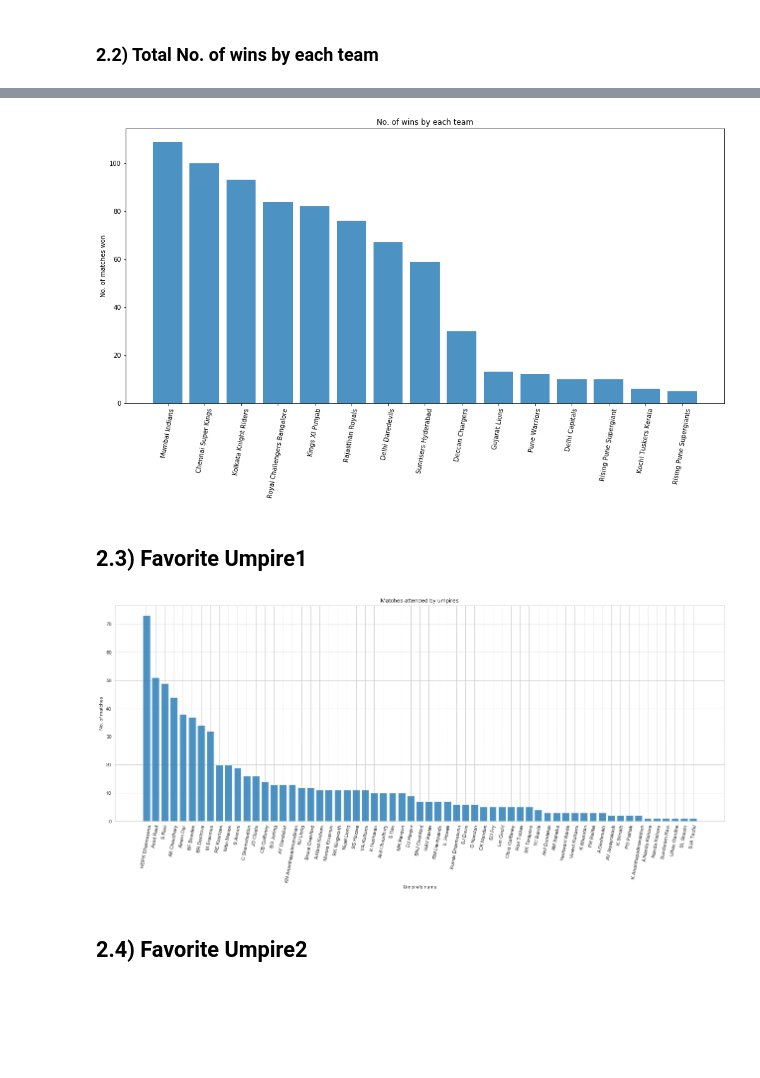
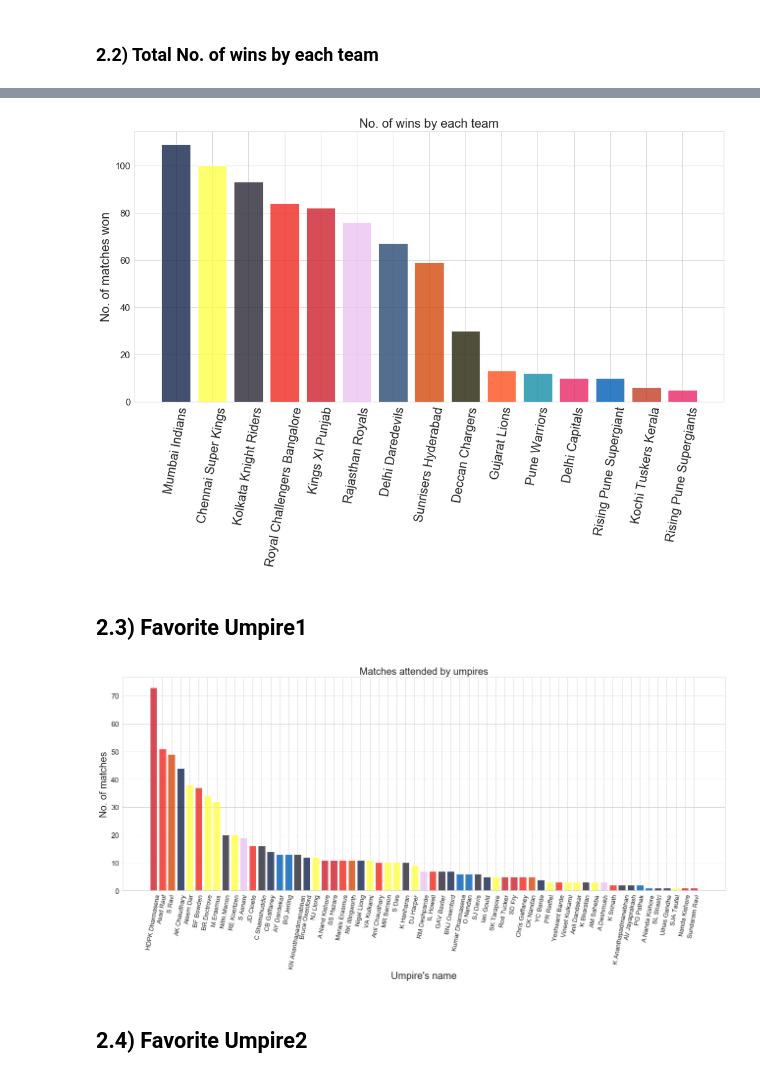
Before and after one commit to AmanAswal/Data-Analysis, a Jupyter notebook: IPL/main.ipynb, the cells around one changed output, grey strips where cells are left out. Cells and saved outputs as stored; diff of their text form; code cells hidden in the pictures; blank space fills up the shorter version.

```diff
--- a/IPL/main.ipynb
+++ b/IPL/main.ipynb
@@ -5,6 +5,8 @@ import matplotlib.pyplot as plt
 import seaborn as sns
 %matplotlib inline
 
+sns.set_style('whitegrid')
+
 import missingno as msno
 # %%
 df = pd.read_csv('matches.csv', index_col='date', parse_dates=['date'])
@@ -59,0 +89,3 @@ plt.show()
+# %%
+df.loc[df['team1'] ==  'Rising Pune Supergiants', 'team1'] = 'Rising Pune Supergiant'
+df.loc[df['team2'] ==  'Rising Pune Supergiants','team2'] = 'Rising Pune Supergiant'
@@ -59,0 +106,2 @@ plt.show()
+# %%
+df.loc[df['city']=='Bengaluru', 'city']='Bangalore'
@@ -97,13 +145,16 @@ wins
 # %%
 plt.figure(figsize=(17,8))
-plt.bar(wins['name'], wins['winner'], alpha=0.8)
-plt.xticks(rotation=80)
-plt.title('No. of wins by each team')
-plt.ylabel('No. of matches won')
-plt.xlabel(None)
+plt.bar(wins['name'], wins['winner'], color=['#15244C','#FFFF48','#292734','#EF2920','#CD202D','#ECC5F2',
+               '#294A73','#D4480B','#242307','#FD511F','#158EA6','#E82865',
+               '#005DB7','#C23E25','#E82865']  ,alpha=0.8)
+plt.xticks(rotation=80,  fontsize=20)
+plt.title('No. of wins by each team', fontsize=20)
+plt.ylabel('No. of matches won', fontsize=20)
+plt.xlabel('')
+plt.yticks(fontsize=15)
 plt.show()
 # %% [output]
-[figure, old version]
+[figure, new version]
 # %% [markdown]
 ## 2.3) Favorite Umpire1
 # %%
@@ -111,14 +162,18 @@ ump = pd.DataFrame(df['umpire1'].value_counts())
 ump['name']=ump.index
 # %%
 plt.figure(figsize=(22,8))
-plt.bar(ump['name'], ump['umpire1'], alpha=0.8)
-plt.xticks(rotation=80)
-plt.title('Matches attended by umpires')
-plt.ylabel('No. of matches')
-plt.xlabel("Umpire's name")
+plt.bar(ump['name'], ump['umpire1'],color=['#CD202D','#EF2920','#D4480B','#15244C','#FFFF48','#EF2920',
+               '#FFFF48','#FFFF48','#292734','#FFFF48','#ECC5F2','#EF2920',
+               '#292734','#15244C','#005DB7','#005DB7','#292734','#15244C',
+               '#FFFF48','#CD202D'], alpha=0.8)
+plt.xticks(rotation=80, fontsize=13)
+plt.title('Matches attended by umpires', fontsize=20)
+plt.ylabel('No. of matches', fontsize=20)
+plt.xlabel("Umpire's name", fontsize=20)
+plt.yticks(fontsize=15)
 plt.show()
 # %% [output]
-[figure, old version]
+[figure, new version]
 # %% [markdown]
 ## 2.4) Favorite Umpire2
 # %%
```
Also changed, not shown: parts of 24 cells of this notebook.
